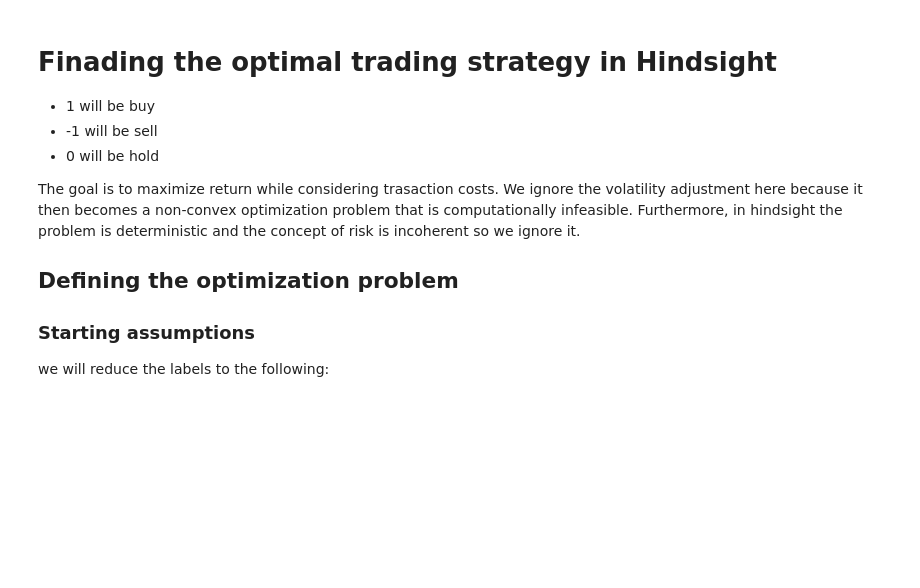
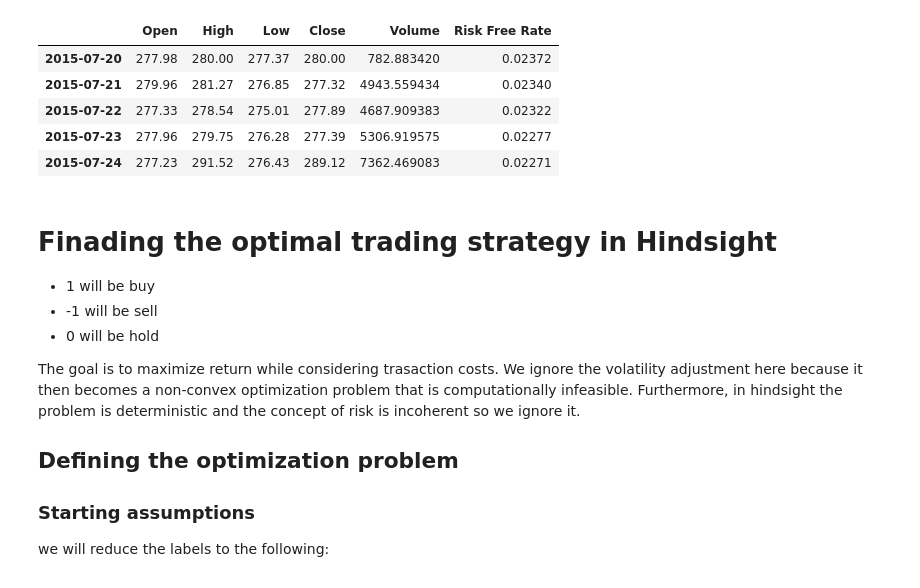
Before and after one commit to Hatimqr/Crypto-Trading, a Jupyter notebook: ML/main.ipynb, the cells around one changed output. Saved outputs shown, nothing was run; the diff lists cells and outputs as text; code cells hidden in the pictures; blank space fills up the shorter version.

```diff
--- a/ML/main.ipynb
+++ b/ML/main.ipynb
@@ -1,13 +1,20 @@
 # %%
 import pandas as pd
 import plotly.graph_objects as go
 import plotly.express as px
 from optStrat import OptStrat
 
 
 
 df = pd.read_csv('/Users/hatim/Desktop/Applied Forecasting/Final Project/Algo Trading/Data.csv', index_col=0, parse_dates=True)
-df
+df.head()
+# %% [output]
+|  | Open | High | Low | Close | Volume | Risk Free Rate |
+| 2015-07-20 | 277.98 | 280.00 | 277.37 | 280.00 | 782.883420 | 0.02372 |
+| 2015-07-21 | 279.96 | 281.27 | 276.85 | 277.32 | 4943.559434 | 0.02340 |
+| 2015-07-22 | 277.33 | 278.54 | 275.01 | 277.89 | 4687.909383 | 0.02322 |
+| 2015-07-23 | 277.96 | 279.75 | 276.28 | 277.39 | 5306.919575 | 0.02277 |
+| 2015-07-24 | 277.23 | 291.52 | 276.43 | 289.12 | 7362.469083 | 0.02271 |
 # %% [markdown]
 # Finading the optimal trading strategy in Hindsight
 - 1 will be buy
```
Also changed, not shown: parts of 2 cells of this notebook, 7 other files.
